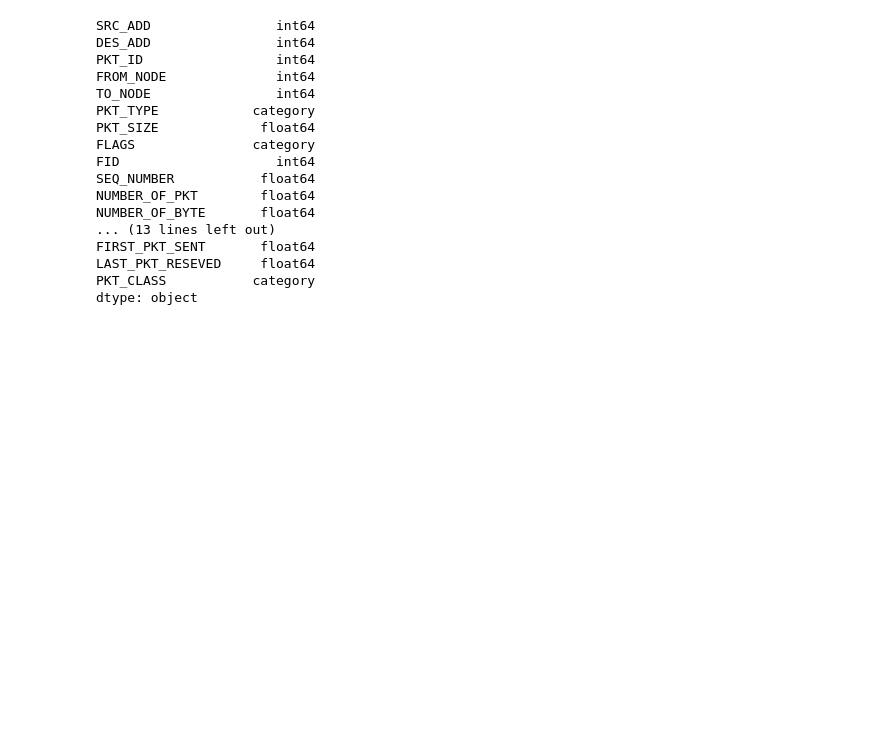
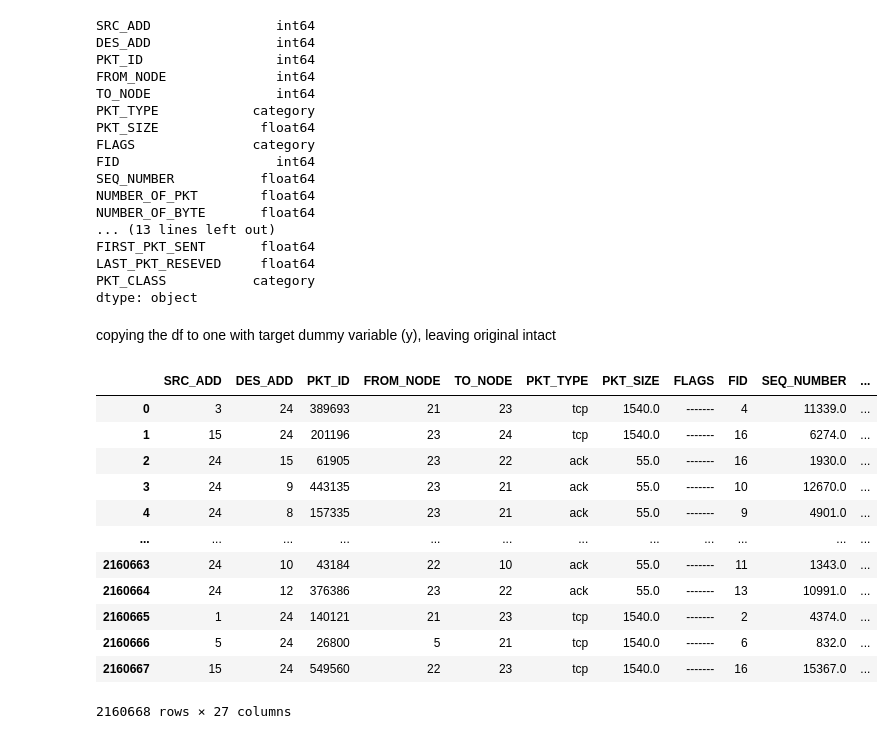
Before and after one commit to CatarinaL/ddosLogs, a Jupyter notebook: ddos_logs_logit_regression.ipynb, the cells around one changed output. Drawn from its saved outputs; the diff is of its cells as text; code cells hidden in the pictures; blank space fills up the shorter version.

```diff
--- a/ddos_logs_logit_regression.ipynb
+++ b/ddos_logs_logit_regression.ipynb
@@ -107,3 +109,26 @@ FIRST_PKT_SENT       float64
 LAST_PKT_RESEVED     float64
 PKT_CLASS           category
 dtype: object
+# %% [markdown]
+copying the df to one with target dummy variable (y), leaving original intact
+# %%
+df2 = df.copy()
+
+X = df2.iloc[:, 0:-1]
+y = df2.iloc[:, [-1]]
+# %%
+X
+# %% [output]
+|  | SRC_ADD | DES_ADD | PKT_ID | FROM_NODE | TO_NODE | PKT_TYPE | PKT_SIZE | FLAGS | FID | SEQ_NUMBER | ... |
+| 0 | 3 | 24 | 389693 | 21 | 23 | tcp | 1540.0 | ------- | 4 | 11339.0 | ... |
+| 1 | 15 | 24 | 201196 | 23 | 24 | tcp | 1540.0 | ------- | 16 | 6274.0 | ... |
+| 2 | 24 | 15 | 61905 | 23 | 22 | ack | 55.0 | ------- | 16 | 1930.0 | ... |
+| 3 | 24 | 9 | 443135 | 23 | 21 | ack | 55.0 | ------- | 10 | 12670.0 | ... |
+| 4 | 24 | 8 | 157335 | 23 | 21 | ack | 55.0 | ------- | 9 | 4901.0 | ... |
+| ... | ... | ... | ... | ... | ... | ... | ... | ... | ... | ... | ... |
+| 2160663 | 24 | 10 | 43184 | 22 | 10 | ack | 55.0 | ------- | 11 | 1343.0 | ... |
+| 2160664 | 24 | 12 | 376386 | 23 | 22 | ack | 55.0 | ------- | 13 | 10991.0 | ... |
+| 2160665 | 1 | 24 | 140121 | 21 | 23 | tcp | 1540.0 | ------- | 2 | 4374.0 | ... |
+| 2160666 | 5 | 24 | 26800 | 5 | 21 | tcp | 1540.0 | ------- | 6 | 832.0 | ... |
+| 2160667 | 15 | 24 | 549560 | 22 | 23 | tcp | 1540.0 | ------- | 16 | 15367.0 | ... |
+2160668 rows × 27 columns
```
Also changed, not shown: parts of 6 cells of this notebook.
